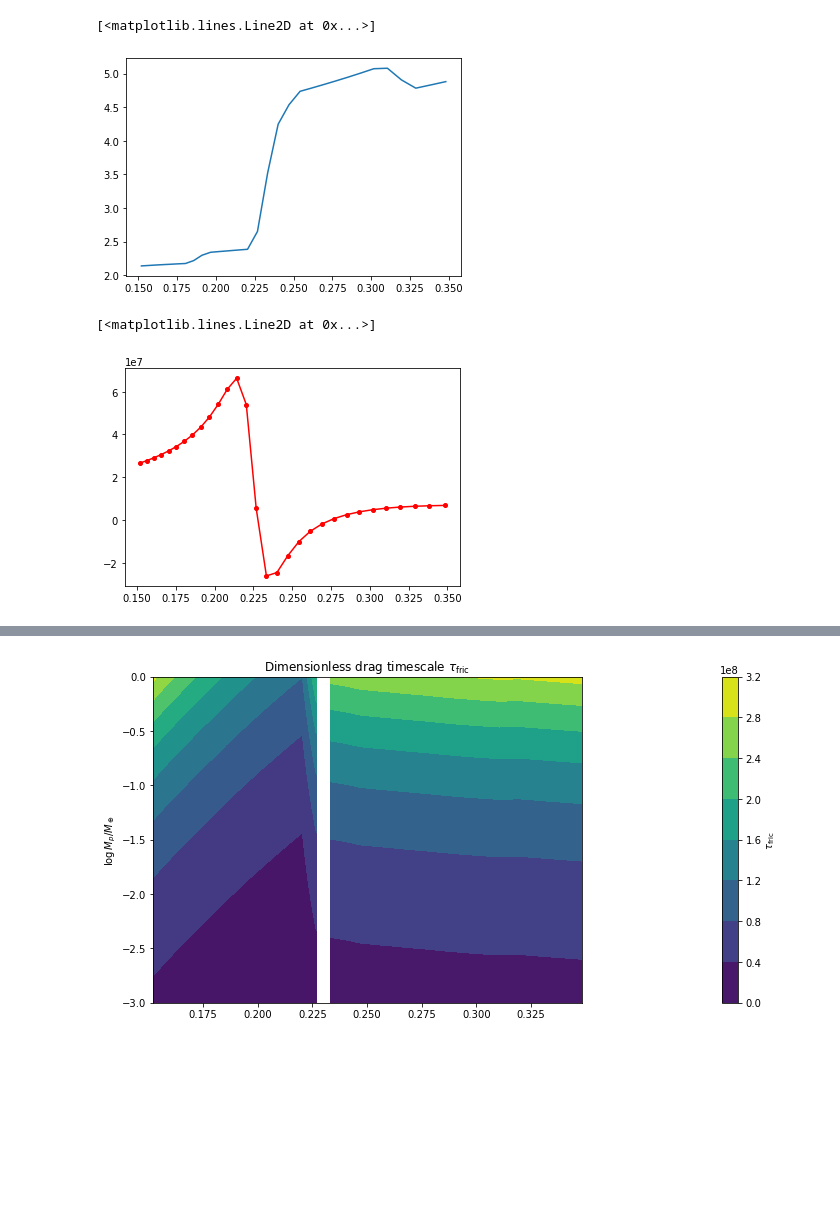
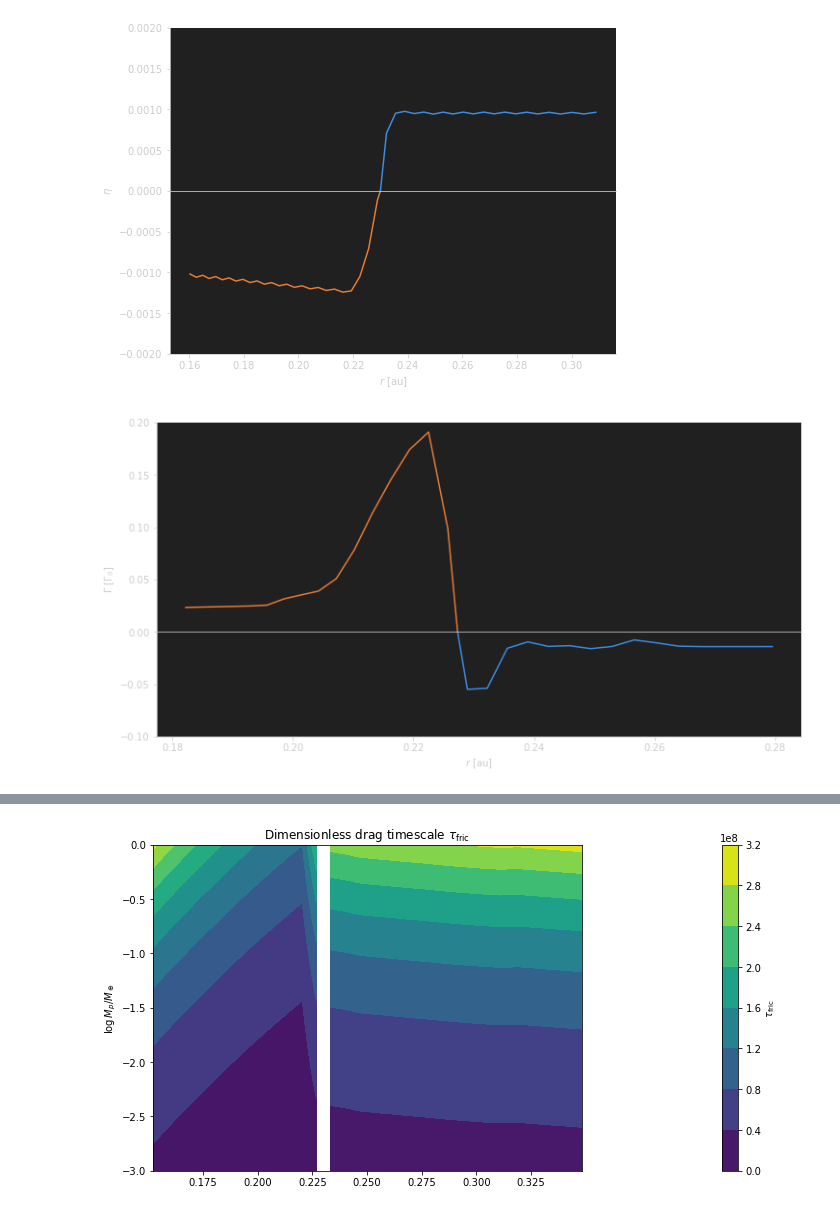
Before and after one commit to cassum-2022-project-21/workspace, a Jupyter notebook: disk/disk copy.ipynb, the cells around one changed output, grey strips where cells are left out. Drawn from its saved outputs; the diff is of its cells as text; code cells hidden in the pictures; blank space fills up the shorter version.

```diff
--- a/disk/disk copy.ipynb
+++ b/disk/disk copy.ipynb
@@ -95,11 +94,68 @@ l = np.logical_and(r > 0.15, r < 0.35)
-# %%
-plt.plot(r[l], paardekooper_torque2[l])
-# %% [output]
-[<matplotlib.lines.Line2D at 0x...>]
-[figure, removed]
-# %%
-Gamma_0 = (H / r_cm)**(-2.) * Ω * Ω * sigma * r_cm * r_cm * (3e-6)**2
-plt.plot(r[l], (torque * Gamma_0)[l])
-# %% [output]
-[<matplotlib.lines.Line2D at 0x...>]
-[figure, removed]
+# %%
+import matplotlib.pyplot as plt
+from matplotlib.rcsetup import cycler
+
+fg = "#ccc"
+
+plt.rc("axes", prop_cycle=cycler(color=["e77a35", "3b8ce2"]), facecolor="#202020", labelcolor=fg, edgecolor=fg)
+plt.rc("figure", facecolor="none")
+plt.rc("xtick", color=fg, labelcolor=fg)
+plt.rc("ytick", color=fg, labelcolor=fg)
+
+fig, ax = plt.subplots(figsize=(8, 6))
+
+# ax.hlines(0, 0.15, 0.35, linestyles="--", color="#aaa")
+
+ax.spines["top"].set_position("center")
+ax.spines["right"].set_color("none")
+
+super = np.logical_and(l, eta_adachi < 0 )
+sub = np.logical_and(l, eta_adachi > 0 )
+
+ax.plot([*r[super], 0.23], [*eta_adachi[super], 0])
+ax.plot([0.23, *r[sub]], [0, *eta_adachi[sub]])
+
+ax.set_ylim(-0.002, 0.002)
+
+ax.set_ylabel("$\\eta$")
+ax.set_xlabel("$r$ [au]")
+
+plt.savefig("../images/_eta.png", dpi=200)
+plt.show()
+# %% [output]
+[figure, added]
+# %%
+import matplotlib.pyplot as plt
+from matplotlib.rcsetup import cycler
+
+fg = "#ccc"
+
+plt.rc("axes", prop_cycle=cycler(color=["e77a35", "3b8ce2"]), facecolor="#202020", labelcolor=fg, edgecolor=fg)
+plt.rc("figure", facecolor="none")
+plt.rc("xtick", color=fg, labelcolor=fg)
+plt.rc("ytick", color=fg, labelcolor=fg)
+
+fig, ax = plt.subplots(figsize=(12, 6))
+
+# ax.hlines(0, 0.15, 0.35, linestyles="--", color="#aaa")
+
+ax.spines["top"].set_position(('data', 0))
+ax.spines["right"].set_color("none")
+
+super = np.logical_and(l, torque < 0 )
+sub = np.logical_and(l, torque > 0 )
+
+mid = np.mean([r[super].min(), r[sub].max()])
+
+ax.plot([*r[sub], mid], [*torque[sub], 0])
+ax.plot([mid, *r[super]], [0, *torque[super]])
+
+ax.set_ylim(-0.1, 0.2)
+
+ax.set_ylabel("$\\Gamma$ [$\\Gamma_0$]")
+ax.set_xlabel("$r$ [au]")
+
+plt.savefig("../images/torque.png", dpi=200)
+plt.show()
+# %% [output]
+[figure, added]
```
Also changed, not shown: parts of 4 cells of this notebook, 37 other files.
